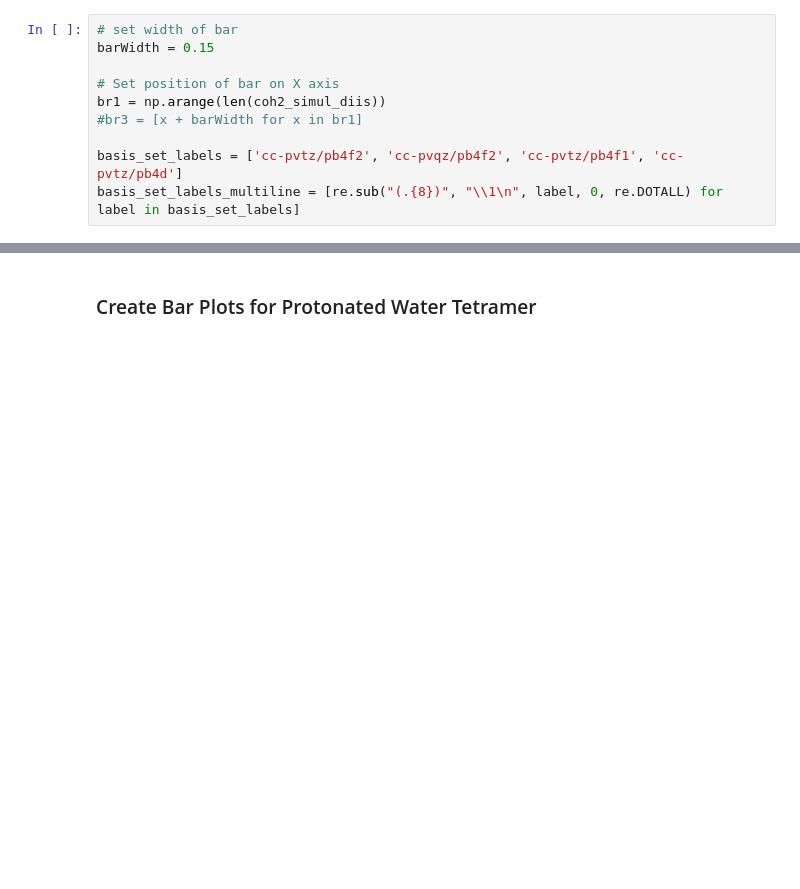
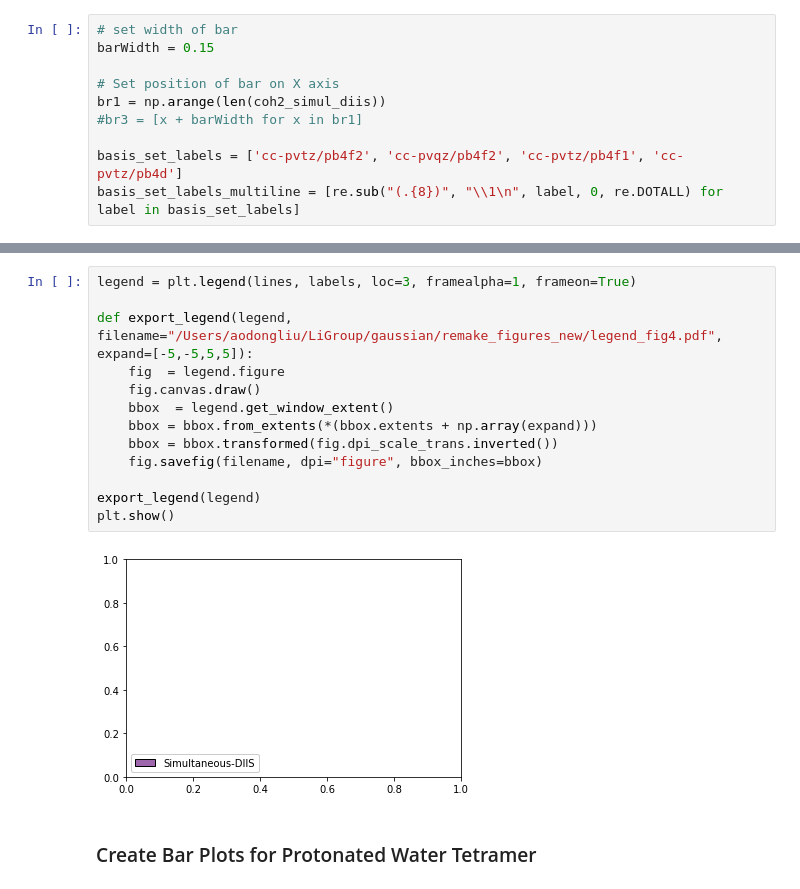
Before and after one commit to aodongliu/NEO-SCF-2ndYearExam, a Jupyter notebook: bar_plot_compcost_new.ipynb, the cells around one changed output, grey strips where cells are left out. Saved outputs shown, nothing was run; the diff lists cells and outputs as text; blank space fills up the shorter version.

```diff
--- a/bar_plot_compcost_new.ipynb
+++ b/bar_plot_compcost_new.ipynb
@@ -135,3 +119,18 @@ The inverse_transformed function was deprecated in Matplotlib 3.3 and will be re
+# %%
+legend = plt.legend(lines, labels, loc=3, framealpha=1, frameon=True)
+
+def export_legend(legend, filename="/Users/aodongliu/LiGroup/gaussian/remake_figures_new/legend_fig4.pdf", expand=[-5,-5,5,5]):
+    fig  = legend.figure
+    fig.canvas.draw()
+    bbox  = legend.get_window_extent()
+    bbox = bbox.from_extents(*(bbox.extents + np.array(expand)))
+    bbox = bbox.transformed(fig.dpi_scale_trans.inverted())
+    fig.savefig(filename, dpi="figure", bbox_inches=bbox)
+
+export_legend(legend)
+plt.show()
+# %% [output]
+[figure, added]
 # %% [markdown]
 ### Create Bar Plots for Protonated Water Tetramer
 # %%
```
Also changed, not shown: parts of 6 cells of this notebook, 35 other files.
